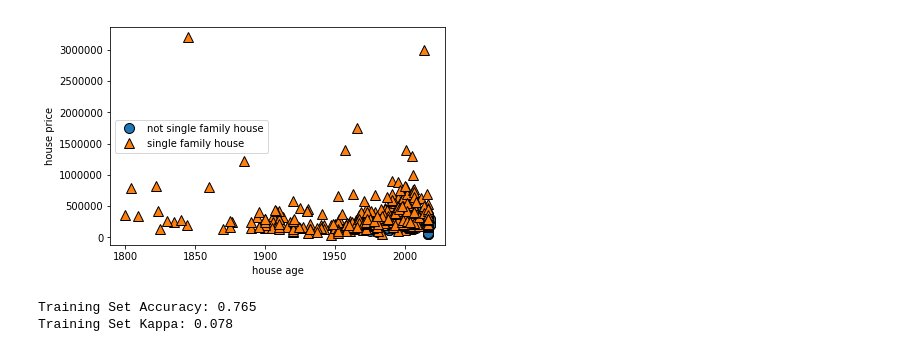
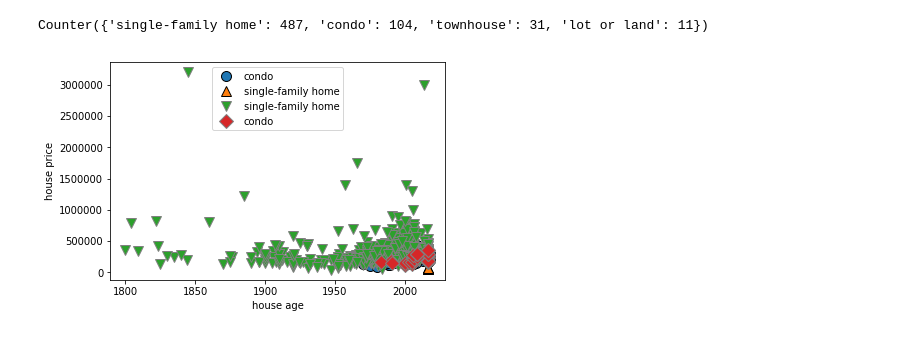
Before and after one commit to johnsaliba/480, a Jupyter notebook: Untitled.ipynb, the cells around one changed output. Drawn from its saved outputs; the diff is of its cells as text; code cells hidden in the pictures.

```diff
--- a/Untitled.ipynb
+++ b/Untitled.ipynb
@@ -1,35 +1,30 @@
 # %%
 import sklearn
 from sklearn.model_selection import train_test_split
 from matplotlib import pyplot as plt
 %matplotlib inline
 import pandas
 import numpy as np
 import mglearn
+from collections import Counter
 
-df = pandas.read_excel('house_price_label.xlsx')
 
+df = pandas.read_excel('house_price_label (1).xlsx')
 # combine multipl columns into a 2D array
 # also convert the integer data to float data
 X = np.column_stack((df.built_in.astype(float),df.price.astype(float)))
-y = df.is_single
+
+y = df.house_type
+print (Counter(y))
+
+# for classification, make sure a stratify splitting method is selected
+X_train, X_test, y_train, y_test = train_test_split(X, y,test_size =0.3,stratify = y, random_state=0)
 mglearn.discrete_scatter(X[:,0],X[:,1],y) # use mglearn to visualize data
 
-plt.legend(['not single family house','single family house'])
+plt.legend(y,loc='best')
 plt.xlabel('house age')
 plt.ylabel('house price')
 plt.show()
 # %% [output]
+Counter({'single-family home': 487, 'condo': 104, 'townhouse': 31, 'lot or land': 11})
-[figure, old version]
+[figure, new version]
-# %%
-
-from sklearn.linear_model import LogisticRegression
-from sklearn.metrics import cohen_kappa_score
-logreg = LogisticRegression().fit(X,y)
-y_predict = logreg.predict(X)
-
-print ("Training Set Accuracy: {:.3f}".format(logreg.score(X, y)))
-print ("Training Set Kappa: {:.3f}".format(cohen_kappa_score(y,y_predict)))
-# %% [output]
-Training Set Accuracy: 0.765
-Training Set Kappa: 0.078
```
Also changed, not shown: parts of 13 cells of this notebook.
